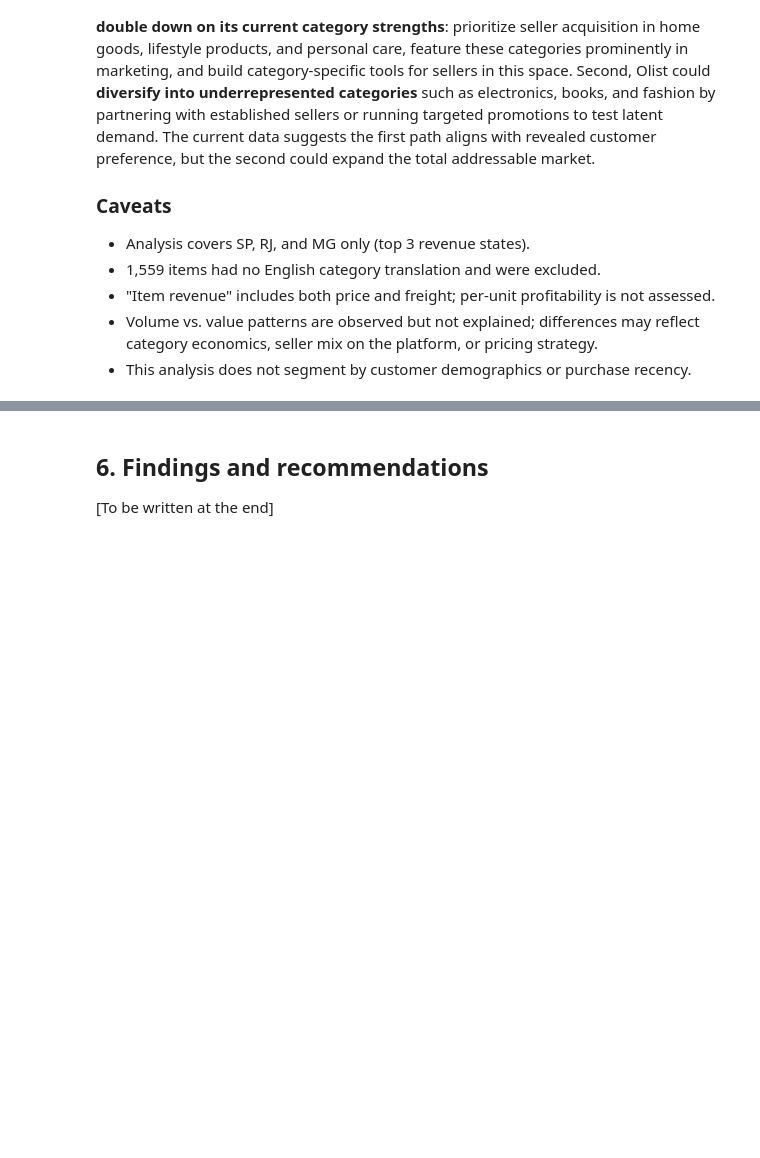
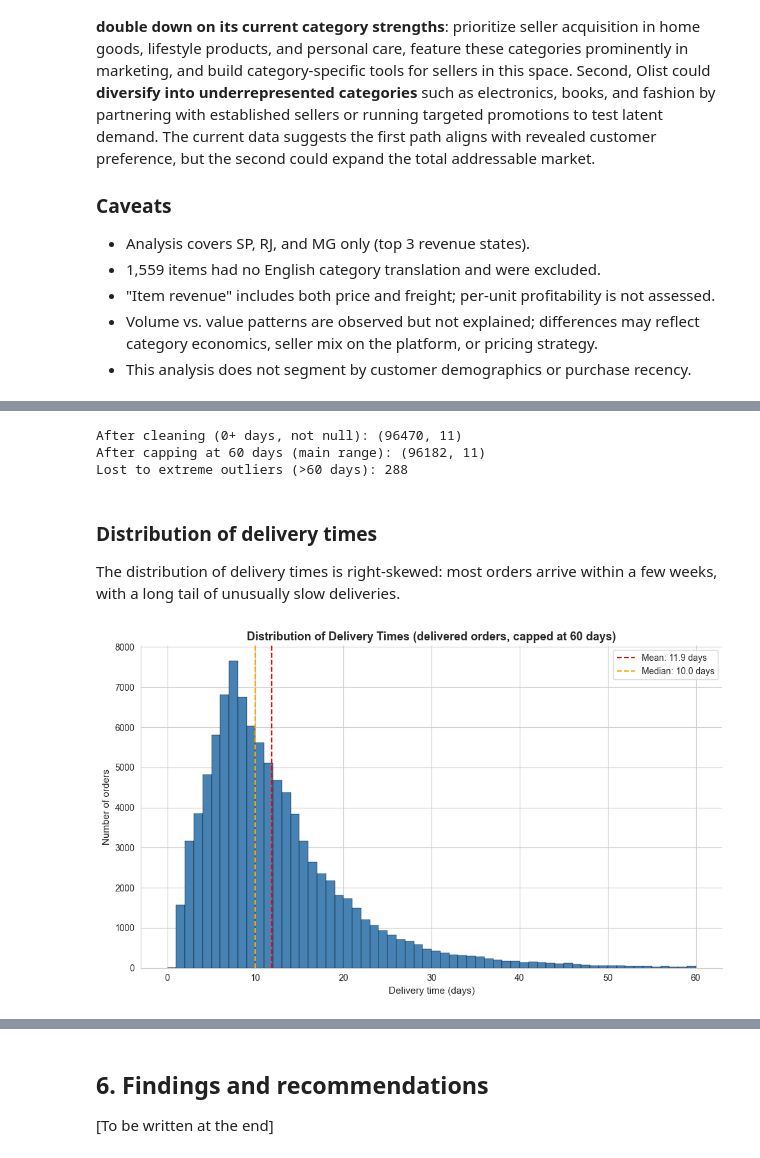
Before and after one commit to szymonpasieka84-art/olist-ecommerce-analysis, a Jupyter notebook: 01_exploration.ipynb, the cells around one changed output, grey strips where cells are left out. Cells and saved outputs as stored; diff of their text form; code cells hidden in the pictures; blank space fills up the shorter version.

Commit message:
Q2: Delivery time computed and distribution visualized

```diff
--- a/01_exploration.ipynb
+++ b/01_exploration.ipynb
@@ -430,0 +504,40 @@ reflect category economics, seller mix on the platform, or pricing strategy.
+# %%
+# Filter to plausible delivery times
+delivery_clean = orders_delivered[
+    (orders_delivered['delivery_days'] >= 0) &
+    (orders_delivered['delivery_days'].notnull())
+].copy()
+
+# For visualization purposes, also compute a "main range" filter
+delivery_main = delivery_clean[delivery_clean['delivery_days'] <= 60].copy()
+
+print("After cleaning (0+ days, not null):", delivery_clean.shape)
+print("After capping at 60 days (main range):", delivery_main.shape)
+print("Lost to extreme outliers (>60 days):", len(delivery_clean) - len(delivery_main))
+# %% [output]
+After cleaning (0+ days, not null): (96470, 11)
+After capping at 60 days (main range): (96182, 11)
+Lost to extreme outliers (>60 days): 288
+# %% [markdown]
+### Distribution of delivery times
+
+The distribution of delivery times is right-skewed: most orders arrive
+within a few weeks, with a long tail of unusually slow deliveries.
+# %%
+fig, ax = plt.subplots(figsize=(10, 6))
+ax.hist(delivery_main['delivery_days'], bins=60, color='steelblue', edgecolor='black', linewidth=0.3)
+
+ax.axvline(delivery_main['delivery_days'].mean(), color='red', linestyle='--', linewidth=1.5, label=f"Mean: {delivery_main['delivery_days'].mean():.1f} days")
+ax.axvline(delivery_main['delivery_days'].median(), color='orange', linestyle='--', linewidth=1.5, label=f"Median: {delivery_main['delivery_days'].median():.1f} days")
+
+ax.set_xlabel('Delivery time (days)', fontsize=11)
+ax.set_ylabel('Number of orders', fontsize=11)
+ax.set_title('Distribution of Delivery Times (delivered orders, capped at 60 days)', fontsize=13, fontweight='bold')
+ax.legend()
+ax.spines['top'].set_visible(False)
+ax.spines['right'].set_visible(False)
+
+plt.tight_layout()
+plt.show()
+# %% [output]
+[figure, added]
```
Also changed, not shown: parts of 5 cells of this notebook.
